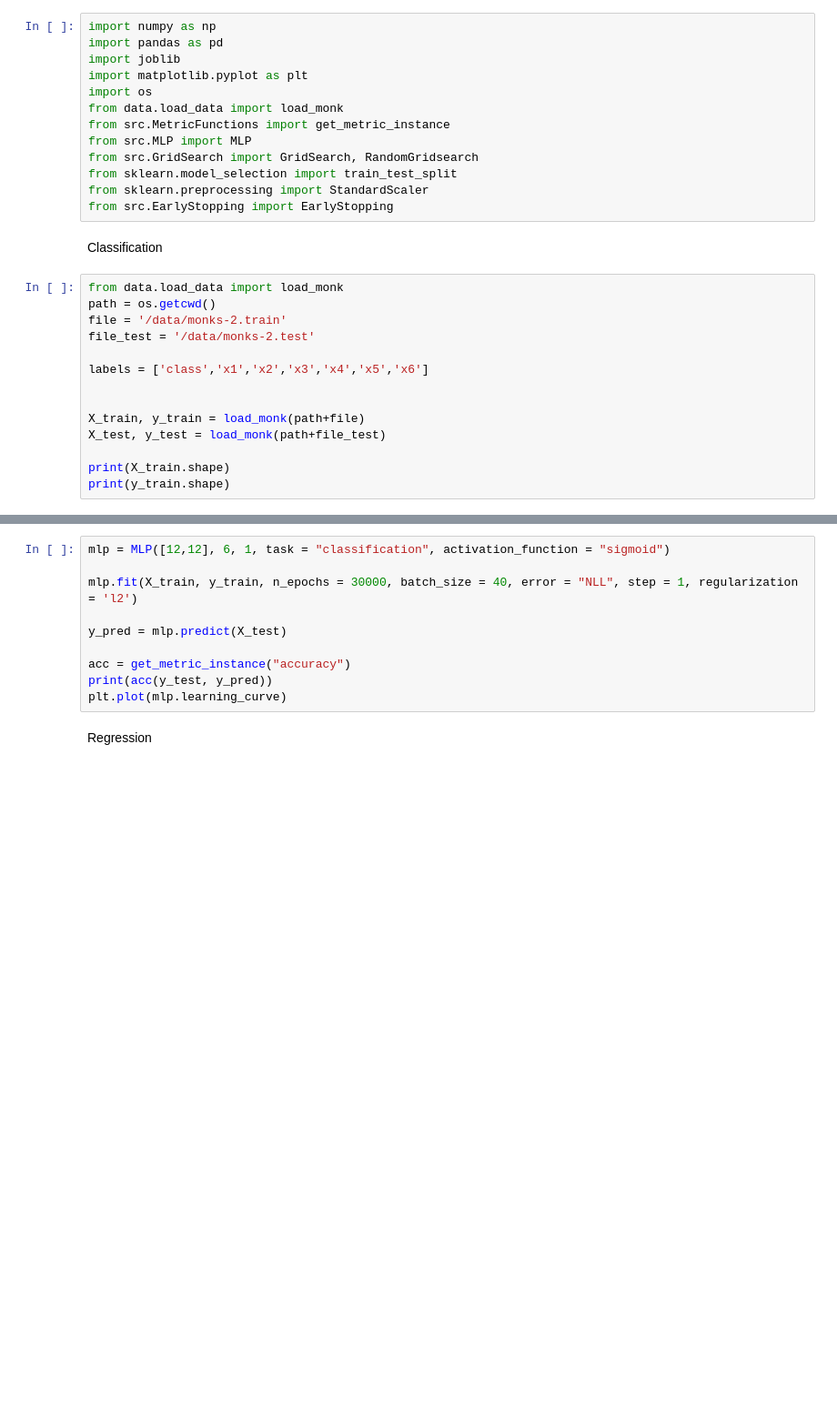
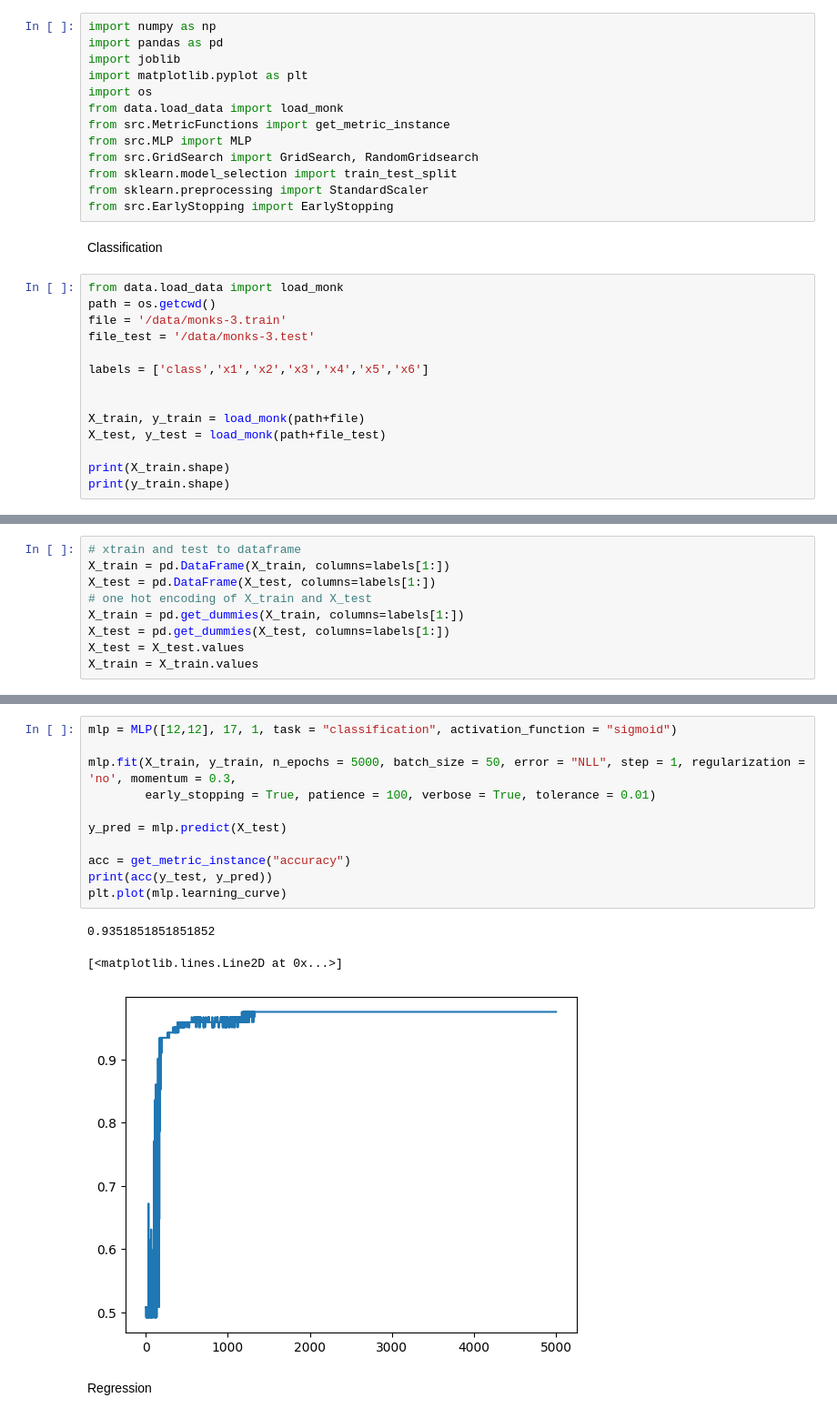
Before and after one commit to DreRnc/MLx2, a Jupyter notebook: main.ipynb, the cells around one changed output, grey strips where cells are left out. Shown: that part at 91% size. Drawn from its saved outputs; the diff is of its cells as text; blank space fills up the shorter version.

```diff
--- a/main.ipynb
+++ b/main.ipynb
@@ -16,8 +16,8 @@ Classification
 # %%
 from data.load_data import load_monk
 path = os.getcwd()
-file = '/data/monks-2.train'
-file_test = '/data/monks-2.test'
+file = '/data/monks-3.train'
+file_test = '/data/monks-3.test'
 
 labels = ['class','x1','x2','x3','x4','x5','x6']
 
@@ -29,0 +33,9 @@ print(y_train.shape)
+# %%
+# xtrain and test to dataframe
+X_train = pd.DataFrame(X_train, columns=labels[1:])
+X_test = pd.DataFrame(X_test, columns=labels[1:])
+# one hot encoding of X_train and X_test
+X_train = pd.get_dummies(X_train, columns=labels[1:])
+X_test = pd.get_dummies(X_test, columns=labels[1:])
+X_test = X_test.values
+X_train = X_train.values
@@ -30,13 +52,18 @@ print(y_train.shape)
 # %%
-mlp = MLP([12,12], 6, 1, task = "classification", activation_function = "sigmoid")
+mlp = MLP([12,12], 17, 1, task = "classification", activation_function = "sigmoid")
 
-mlp.fit(X_train, y_train, n_epochs = 30000, batch_size = 40, error = "NLL", step = 1, regularization = 'l2')
+mlp.fit(X_train, y_train, n_epochs = 5000, batch_size = 50, error = "NLL", step = 1, regularization = 'no', momentum = 0.3,
+        early_stopping = True, patience = 100, verbose = True, tolerance = 0.01)
 
 y_pred = mlp.predict(X_test)
 
 acc = get_metric_instance("accuracy")
 print(acc(y_test, y_pred))
 plt.plot(mlp.learning_curve)
+# %% [output]
+0.9351851851851852
+[<matplotlib.lines.Line2D at 0x...>]
+[figure, added]
 # %% [markdown]
 Regression
 # %%
```
Also changed, not shown: parts of 5 cells of this notebook, 3 other files.
